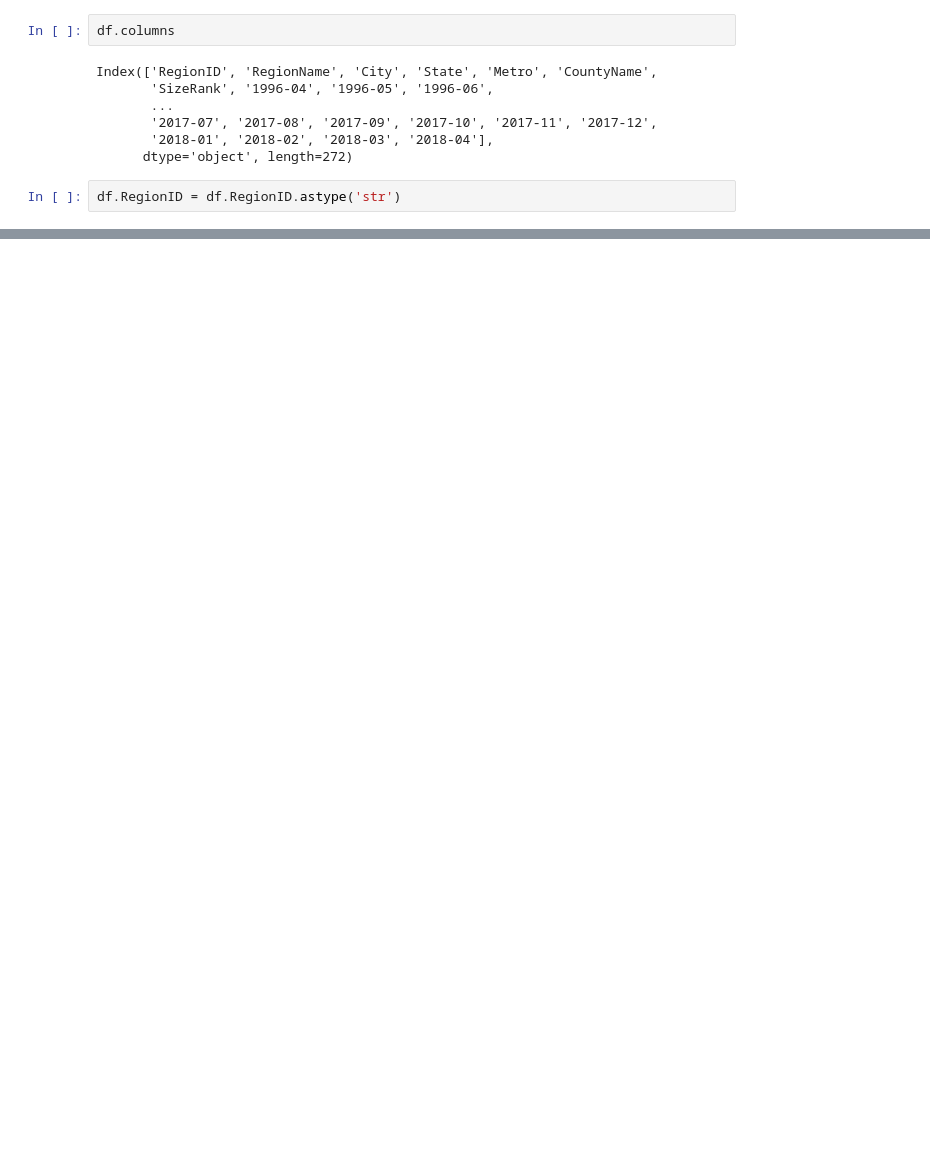
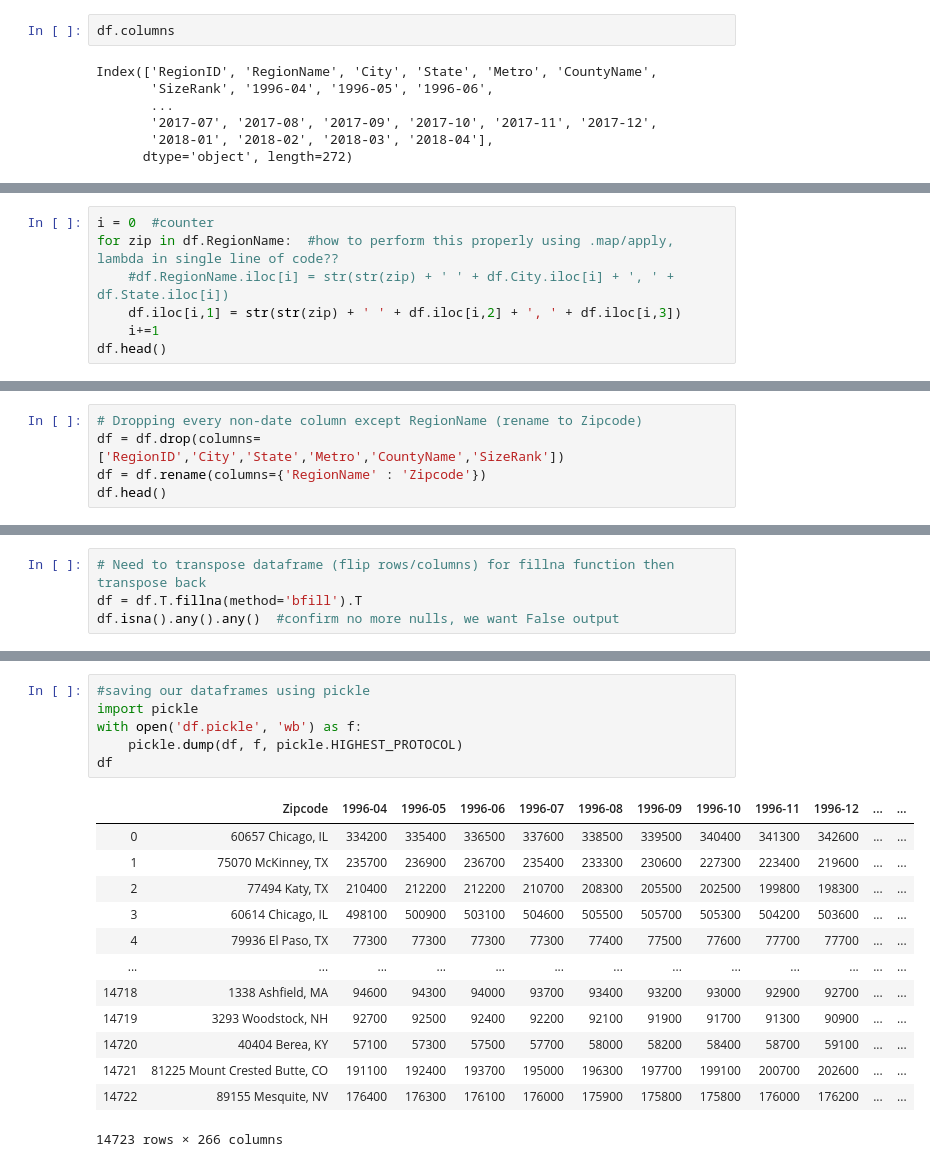
Before and after one commit to johnnyboi1016/dsc-mod-4-project-v2-1-online-ds-ft-120919, a Jupyter notebook: Cleaning.ipynb, the cells around one changed output, grey strips where cells are left out. Drawn from its saved outputs; the diff is of its cells as text; blank space fills up the shorter version.

```diff
--- a/Cleaning.ipynb
+++ b/Cleaning.ipynb
@@ -178,5 +73,3 @@ Index(['RegionID', 'RegionName', 'City', 'State', 'Metro', 'CountyName',
        '2017-07', '2017-08', '2017-09', '2017-10', '2017-11', '2017-12',
        '2018-01', '2018-02', '2018-03', '2018-04'],
       dtype='object', length=272)
-# %%
-df.RegionID = df.RegionID.astype('str')
@@ -195,0 +76,7 @@ ValueError: ('Unknown string format:', 'RegionID')
+# %%
+i = 0  #counter
+for zip in df.RegionName:  #how to perform this properly using .map/apply, lambda in single line of code??
+    #df.RegionName.iloc[i] = str(str(zip) + ' ' + df.City.iloc[i] + ', ' + df.State.iloc[i])
+    df.iloc[i,1] = str(str(zip) + ' ' + df.iloc[i,2] + ', ' + df.iloc[i,3])
+    i+=1
+df.head()
@@ -195,0 +91,5 @@ ValueError: ('Unknown string format:', 'RegionID')
+# %%
+# Dropping every non-date column except RegionName (rename to Zipcode)
+df = df.drop(columns=['RegionID','City','State','Metro','CountyName','SizeRank'])
+df = df.rename(columns={'RegionName' : 'Zipcode'})
+df.head()
@@ -195,0 +113,4 @@ ValueError: ('Unknown string format:', 'RegionID')
+# %%
+# Need to transpose dataframe (flip rows/columns) for fillna function then transpose back
+df = df.T.fillna(method='bfill').T
+df.isna().any().any()  #confirm no more nulls, we want False output
@@ -195,0 +121,20 @@ ValueError: ('Unknown string format:', 'RegionID')
+# %%
+#saving our dataframes using pickle
+import pickle
+with open('df.pickle', 'wb') as f:
+    pickle.dump(df, f, pickle.HIGHEST_PROTOCOL)
+df
+# %% [output]
+|  | Zipcode | 1996-04 | 1996-05 | 1996-06 | 1996-07 | 1996-08 | 1996-09 | 1996-10 | 1996-11 | 1996-12 | ... | ... |
+| 0 | 60657 Chicago, IL | 334200 | 335400 | 336500 | 337600 | 338500 | 339500 | 340400 | 341300 | 342600 | ... | ... |
+| 1 | 75070 McKinney, TX | 235700 | 236900 | 236700 | 235400 | 233300 | 230600 | 227300 | 223400 | 219600 | ... | ... |
+| 2 | 77494 Katy, TX | 210400 | 212200 | 212200 | 210700 | 208300 | 205500 | 202500 | 199800 | 198300 | ... | ... |
+| 3 | 60614 Chicago, IL | 498100 | 500900 | 503100 | 504600 | 505500 | 505700 | 505300 | 504200 | 503600 | ... | ... |
+| 4 | 79936 El Paso, TX | 77300 | 77300 | 77300 | 77300 | 77400 | 77500 | 77600 | 77700 | 77700 | ... | ... |
+| ... | ... | ... | ... | ... | ... | ... | ... | ... | ... | ... | ... | ... |
+| 14718 | 1338 Ashfield, MA | 94600 | 94300 | 94000 | 93700 | 93400 | 93200 | 93000 | 92900 | 92700 | ... | ... |
+| 14719 | 3293 Woodstock, NH | 92700 | 92500 | 92400 | 92200 | 92100 | 91900 | 91700 | 91300 | 90900 | ... | ... |
+| 14720 | 40404 Berea, KY | 57100 | 57300 | 57500 | 57700 | 58000 | 58200 | 58400 | 58700 | 59100 | ... | ... |
+| 14721 | 81225 Mount Crested Butte, CO | 191100 | 192400 | 193700 | 195000 | 196300 | 197700 | 199100 | 200700 | 202600 | ... | ... |
+| 14722 | 89155 Mesquite, NV | 176400 | 176300 | 176100 | 176000 | 175900 | 175800 | 175800 | 176000 | 176200 | ... | ... |
+14723 rows × 266 columns
```
Also changed, not shown: parts of 27 cells of this notebook, 17 other files.
